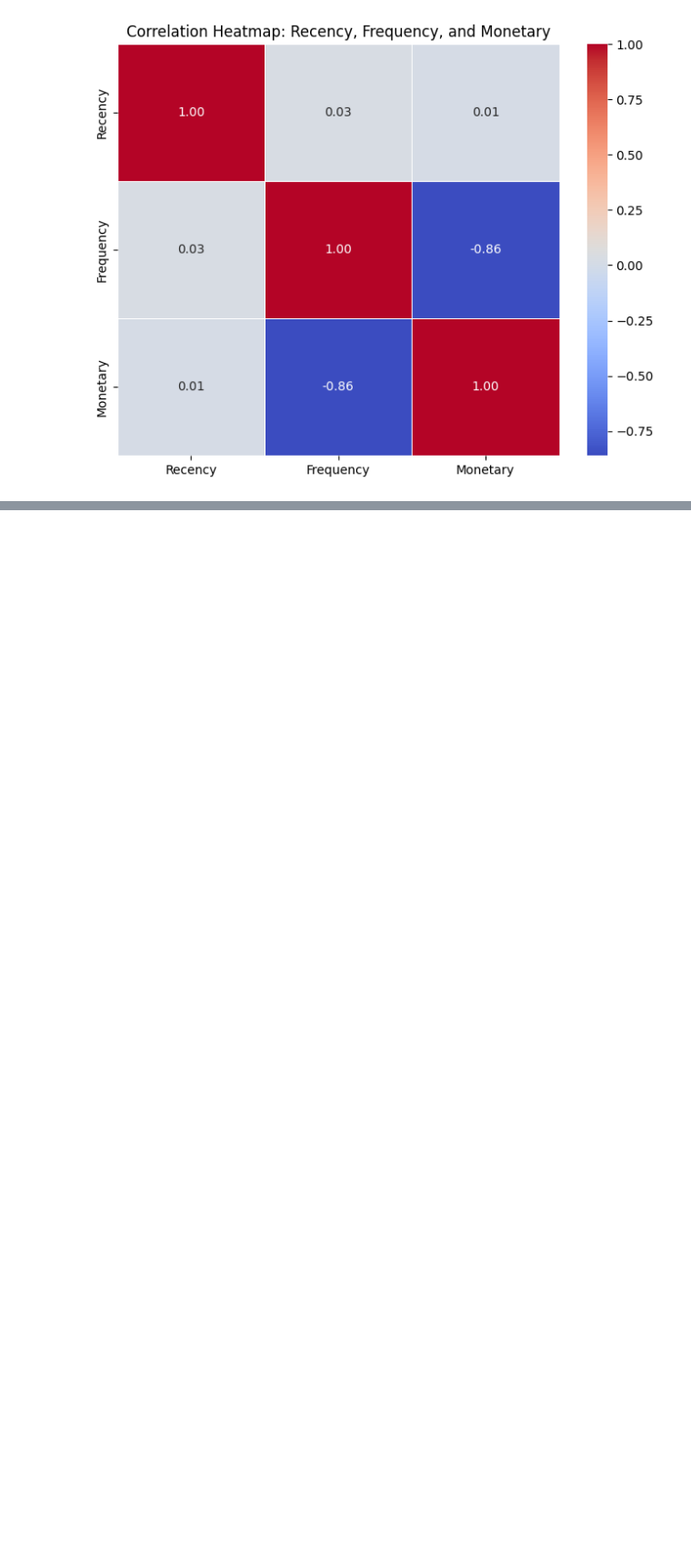
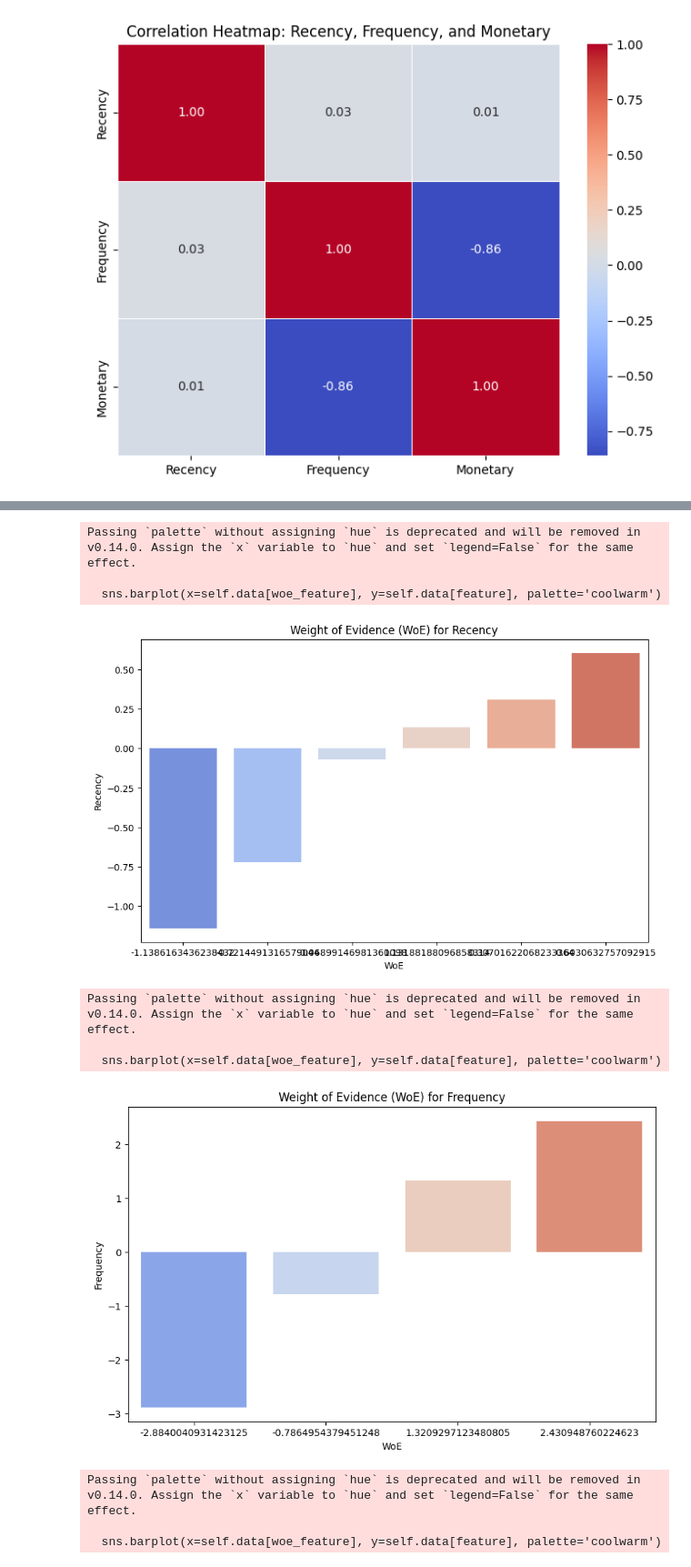
Before and after one commit to b-sam16/Credit-Scoring-Model, a Jupyter notebook: notebooks/feature_engineering.ipynb, the cells around one changed output, grey strips where cells are left out. Shown at 91% size. Saved outputs shown, nothing was run; the diff lists cells and outputs as text; code cells hidden in the pictures; blank space fills up the shorter version.

```diff
--- a/notebooks/feature_engineering.ipynb
+++ b/notebooks/feature_engineering.ipynb
@@ -247,0 +342,15 @@ estimator.plot_correlation_heatmap(recency_col='Recency', frequency_col='Frequen
+# %%
+woe_features = ['Recency', 'Frequency', 'Monetary']
+estimator.plot_woe_binning(feature_cols=woe_features)
+# %% [output]
+Passing `palette` without assigning `hue` is deprecated and will be removed in v0.14.0. Assign the `x` variable to `hue` and set `legend=False` for the same effect.
+
+  sns.barplot(x=self.data[woe_feature], y=self.data[feature], palette='coolwarm')
+[figure, added]
+Passing `palette` without assigning `hue` is deprecated and will be removed in v0.14.0. Assign the `x` variable to `hue` and set `legend=False` for the same effect.
+
+  sns.barplot(x=self.data[woe_feature], y=self.data[feature], palette='coolwarm')
+[figure, added]
+Passing `palette` without assigning `hue` is deprecated and will be removed in v0.14.0. Assign the `x` variable to `hue` and set `legend=False` for the same effect.
+
+  sns.barplot(x=self.data[woe_feature], y=self.data[feature], palette='coolwarm')
```
Also changed, not shown: parts of 9 cells of this notebook, 1 other file.
